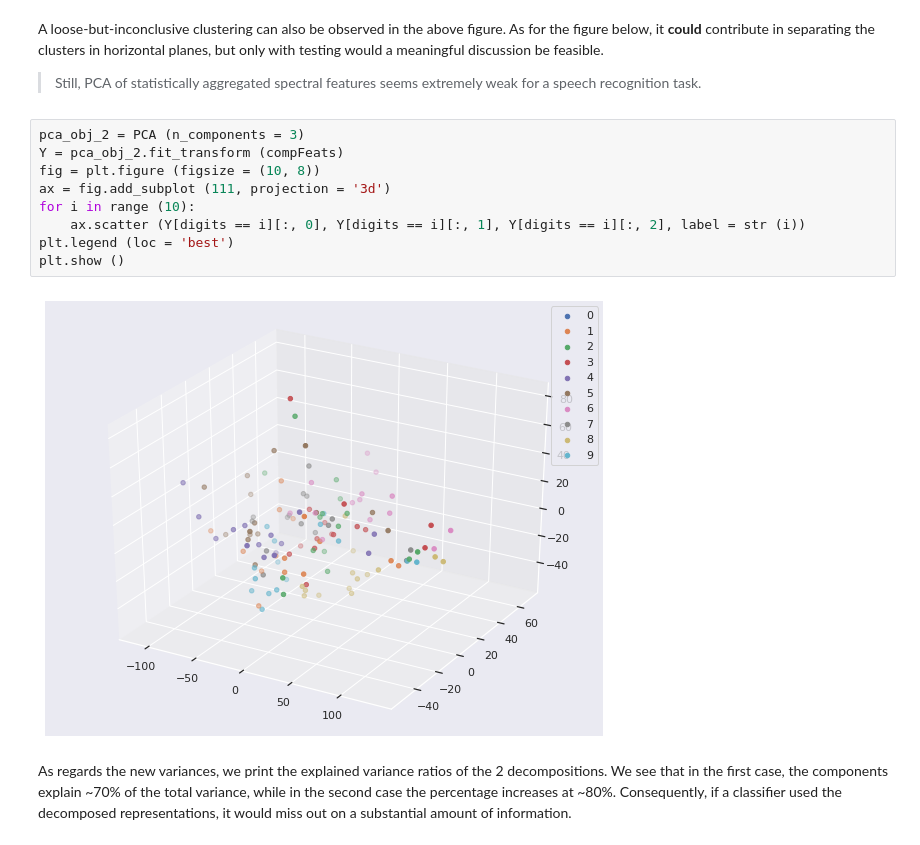
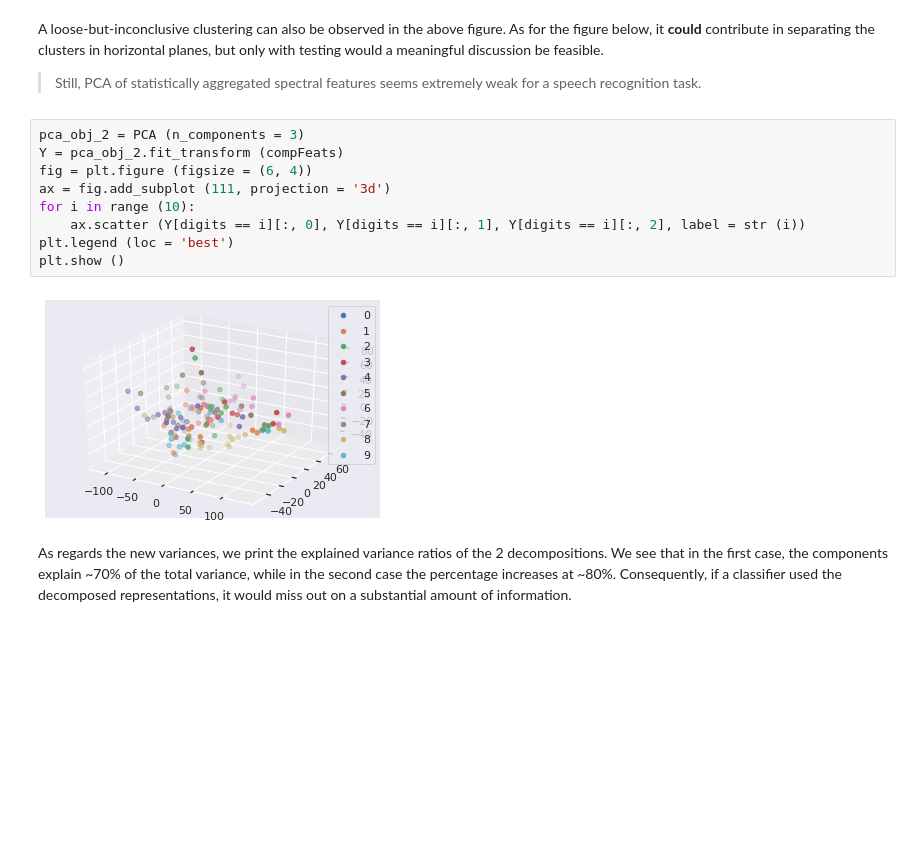
Before and after one commit to kotskon/patrec19, a Jupyter notebook: labTwo/lab2Report.ipynb, the cells around one changed output. Drawn from its saved outputs; the diff is of its cells as text; blank space fills up the shorter version.

```diff
--- a/labTwo/lab2Report.ipynb
+++ b/labTwo/lab2Report.ipynb
@@ -389,14 +394,14 @@ A loose-but-inconclusive clustering can also be observed in the above figure. As
 # %%
 pca_obj_2 = PCA (n_components = 3)
 Y = pca_obj_2.fit_transform (compFeats)
-fig = plt.figure (figsize = (10, 8))
+fig = plt.figure (figsize = (6, 4))
 ax = fig.add_subplot (111, projection = '3d')
 for i in range (10):
     ax.scatter (Y[digits == i][:, 0], Y[digits == i][:, 1], Y[digits == i][:, 2], label = str (i))
 plt.legend (loc = 'best')
 plt.show ()
 # %% [output]
-[figure, old version]
+[figure, new version]
 # %% [markdown]
 As regards the new variances, we print the explained variance ratios of the 2 decompositions. We see that in the first case, the components explain ~70% of the total variance, while in the second case the percentage increases at ~80%. Consequently, if a classifier used the decomposed representations, it would miss out on a substantial amount of information.
 # %%
```
Also changed, not shown: parts of 16 cells of this notebook, 4 other files.
